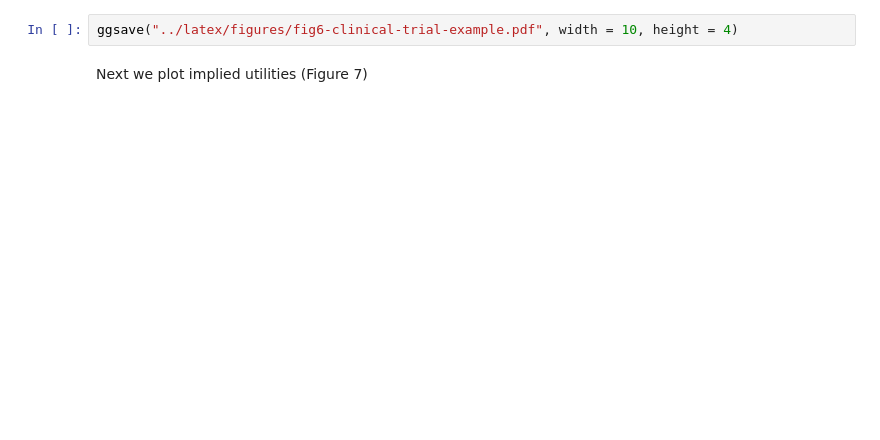
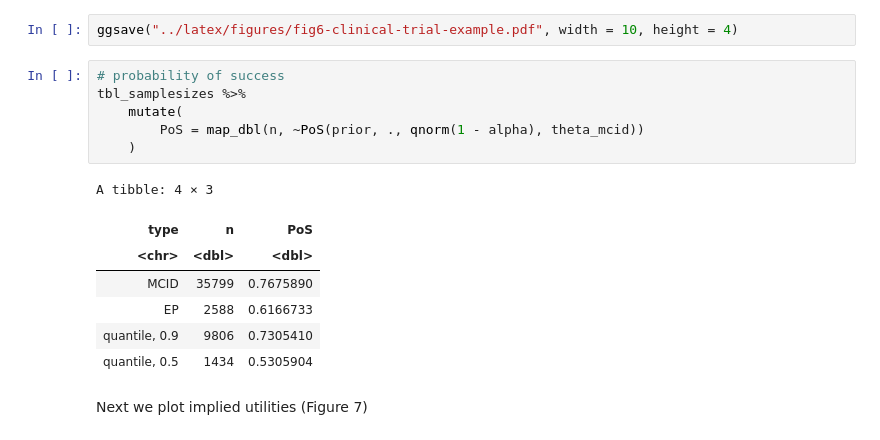
Before and after one commit to kkmann/sample-size-calculation-under-uncertainty, a Jupyter notebook: notebooks/figures-for-manuscript.ipynb, the cells around one changed output. Cells and saved outputs as stored; diff of their text form; blank space fills up the shorter version.

```diff
--- a/notebooks/figures-for-manuscript.ipynb
+++ b/notebooks/figures-for-manuscript.ipynb
@@ -588,5 +594,19 @@ cowplot::plot_grid(
 # %%
 ggsave("../latex/figures/fig6-clinical-trial-example.pdf", width = 10, height = 4)
+# %%
+# probability of success
+tbl_samplesizes %>%
+    mutate(
+        PoS = map_dbl(n, ~PoS(prior, ., qnorm(1 - alpha), theta_mcid))
+    )
+# %% [output]
+A tibble: 4 × 3
+| type | n | PoS |
+| <chr> | <dbl> | <dbl> |
+| MCID | 35799 | 0.7675890 |
+| EP | 2588 | 0.6166733 |
+| quantile, 0.9 | 9806 | 0.7305410 |
+| quantile, 0.5 | 1434 | 0.5305904 |
 # %% [markdown]
 Next we plot implied utilities (Figure 7)
 # %%
```
Also changed, not shown: parts of 12 cells of this notebook, 6 other files.
